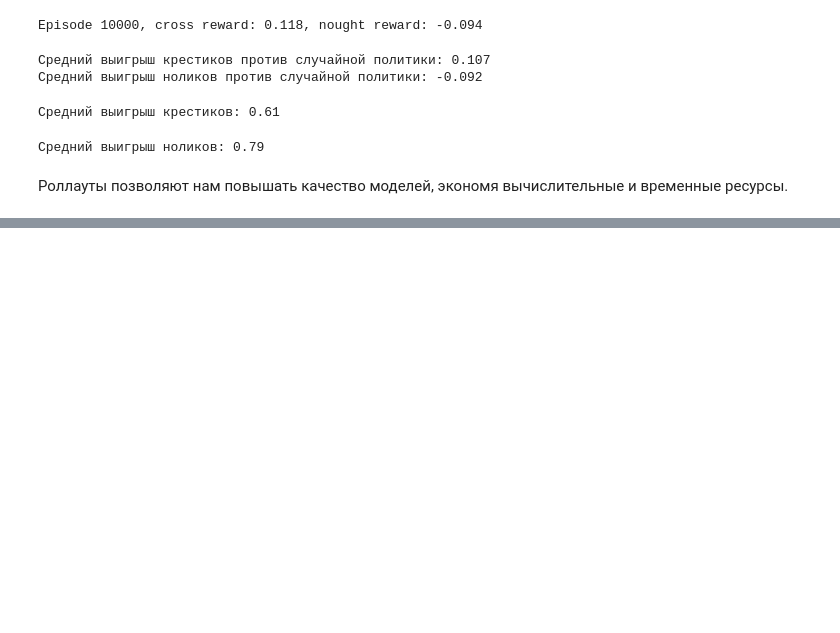
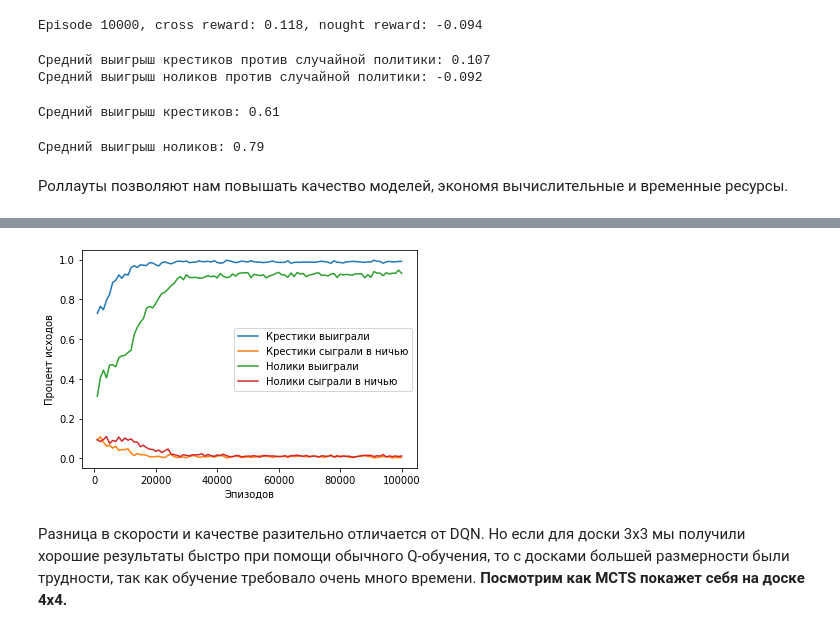
Before and after one commit to robertspb/3-dl-hw-2, a Jupyter notebook: DL_RL_HW2.ipynb, the cells around one changed output, grey strips where cells are left out. Drawn from its saved outputs; the diff is of its cells as text; code cells hidden in the pictures; blank space fills up the shorter version.

```diff
--- a/DL_RL_HW2.ipynb
+++ b/DL_RL_HW2.ipynb
@@ -751,0 +809,9 @@ print(f'Средний выигрыш ноликов: {np.round(np.mean(results_
+# %%
+def plot_mcts_results_with_draws(cross_results, noughts_results):
+    plt.xlabel('Эпизодов')
+    plt.ylabel('Процент исходов')
+    plt.plot(cross_results[0], cross_results[1], label='Крестики выиграли')
+    plt.plot(cross_results[0], cross_results[2], label='Крестики сыграли в ничью')
+    plt.plot(cross_results[0], noughts_results[1], label='Нолики выиграли')
+    plt.plot(cross_results[0], noughts_results[2], label='Нолики сыграли в ничью')
+    plt.legend()
@@ -751,0 +820,9 @@ print(f'Средний выигрыш ноликов: {np.round(np.mean(results_
+# %%
+episodes = 100000
+test_each = 1000
+print_each = 20000
+
+env = TicTacToe(3, 3, 3)
+player = 1
+mcts_1 = MCTS(env, player, 1)
+results_20 = train_mcts(mcts_1, episodes, test_each, print_each, player)
@@ -751,0 +835,4 @@ print(f'Средний выигрыш ноликов: {np.round(np.mean(results_
+# %%
+player = -1
+mcts_2 = MCTS(env, player, 1)
+results_21 = train_mcts(mcts_2, episodes, test_each, print_each, player)
@@ -751,0 +845,7 @@ print(f'Средний выигрыш ноликов: {np.round(np.mean(results_
+# %%
+plot_mcts_results_with_draws(results_20, results_21)
+# %% [output]
+[figure, added]
+# %% [markdown]
+Разница в скорости и качестве разительно отличается от DQN. Но если для доски 3х3 мы получили хорошие результаты быстро при помощи обычного Q-обучения, то с досками большей размерности были трудности, так как обучение требовало очень много времени.
+**Посмотрим как MCTS покажет себя на доске 4x4.**
```
Also changed, not shown: parts of 21 cells of this notebook, 1 other file.
